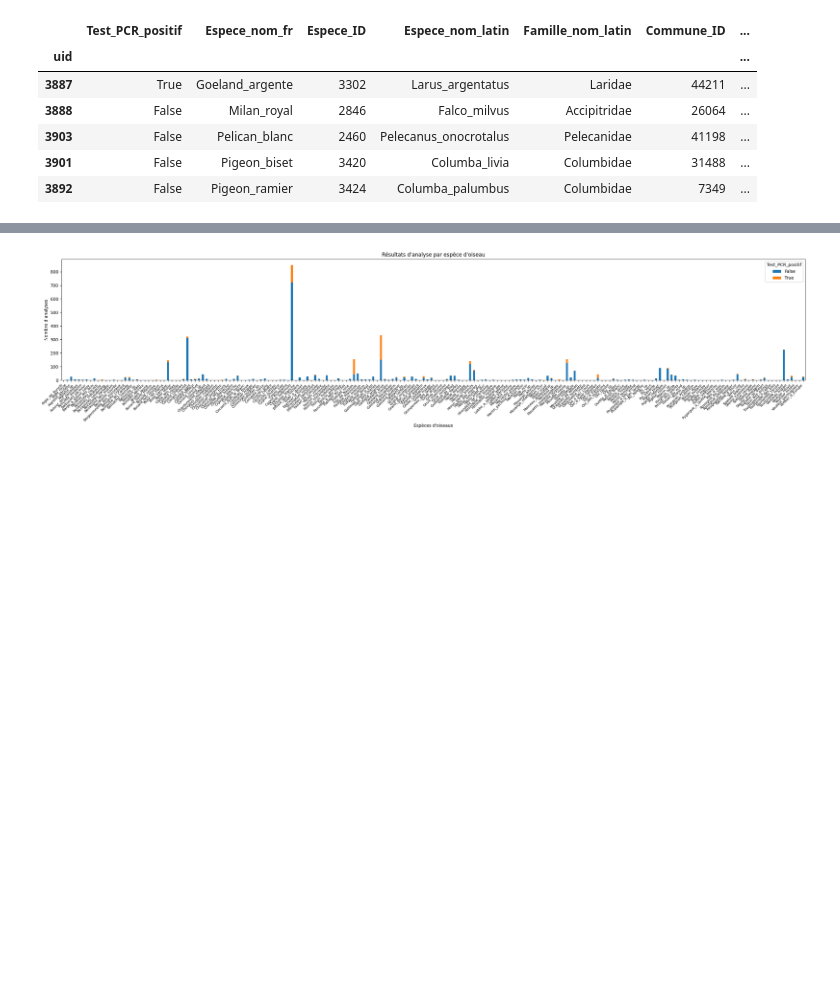
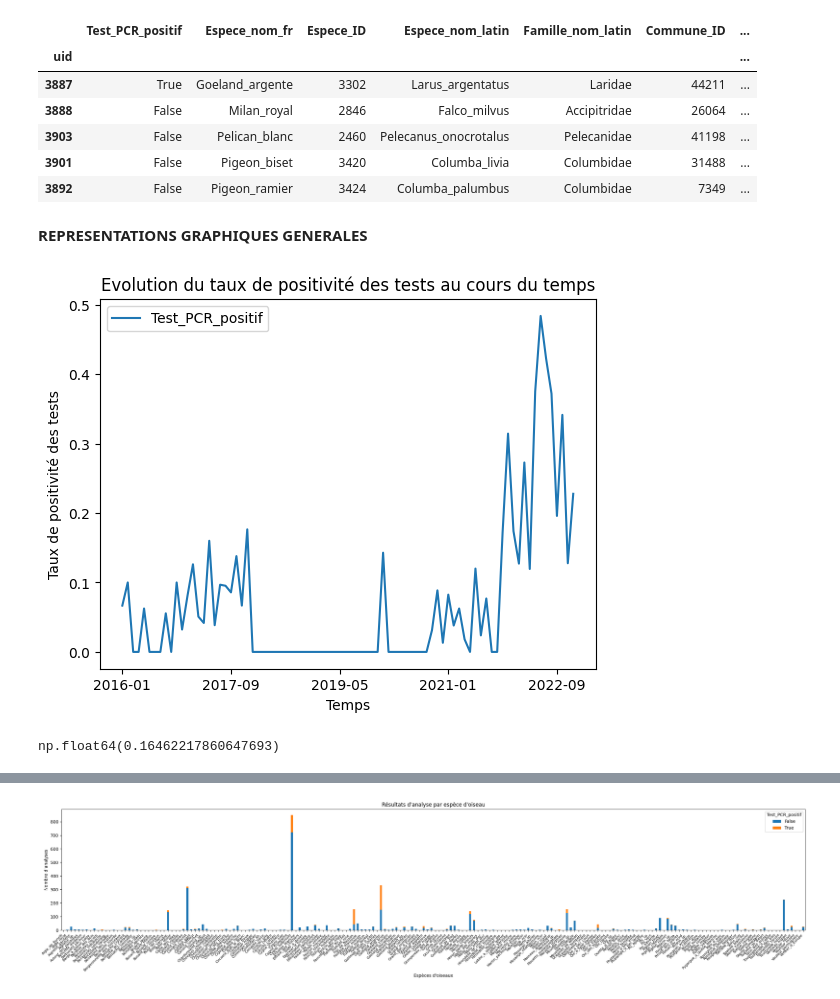
Before and after one commit to bavrillon/Avian-influenza, a Jupyter notebook: EDA.ipynb, the cells around one changed output, grey strips where cells are left out. Drawn from its saved outputs; the diff is of its cells as text; code cells hidden in the pictures; blank space fills up the shorter version.

Commit message:
ajouts des premières représentations graphiques

```diff
--- a/EDA.ipynb
+++ b/EDA.ipynb
@@ -154,3 +154,24 @@ df.head()
 | 3903 | False | Pelican_blanc | 2460 | Pelecanus_onocrotalus | Pelecanidae | 41198 | ... |
 | 3901 | False | Pigeon_biset | 3420 | Columba_livia | Columbidae | 31488 | ... |
 | 3892 | False | Pigeon_ramier | 3424 | Columba_palumbus | Columbidae | 7349 | ... |
+# %% [markdown]
+**REPRESENTATIONS GRAPHIQUES GENERALES**
+# %%
+# PROPORTION DE TEST POSITIFS SELON LE TEMPS
+
+df['A/M_observation'] = df['Date_observation'].dt.strftime('%Y-%m')
+chronologie = df.pivot_table(
+    values='Test_PCR_positif',
+    index='A/M_observation')
+
+chronologie.plot()
+plt.title('Evolution du taux de positivité des tests au cours du temps')
+plt.xlabel('Temps')
+plt.ylabel('Taux de positivité des tests')
+plt.show()
+# %% [output]
+[figure, added]
+# %%
+df['Test_PCR_positif'].mean()
+# %% [output]
+np.float64(0.16462217860647693)
```
Also changed, not shown: parts of 3 cells of this notebook.
